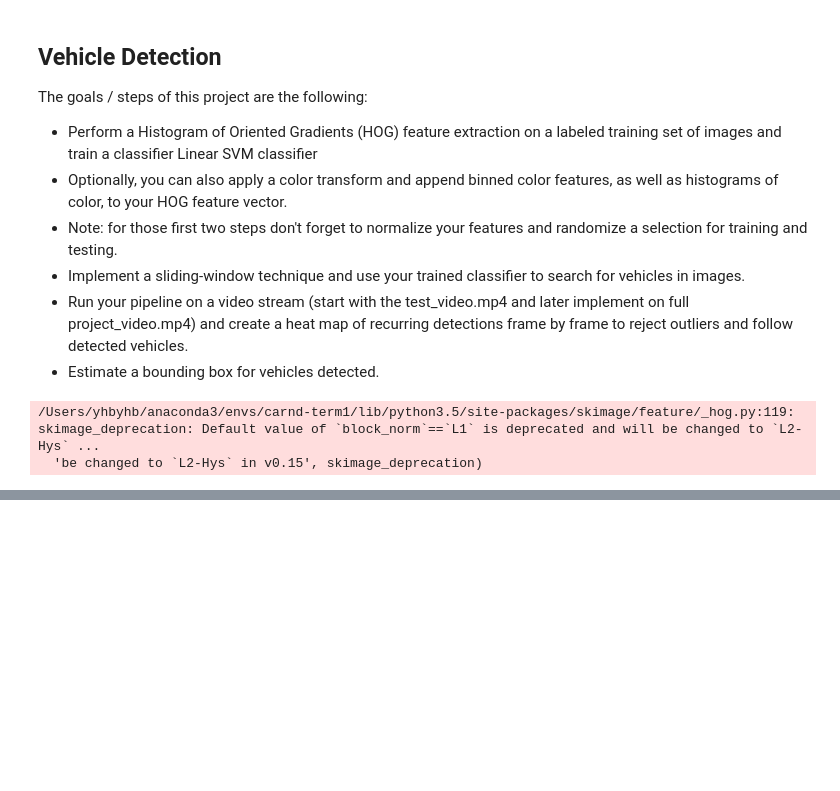
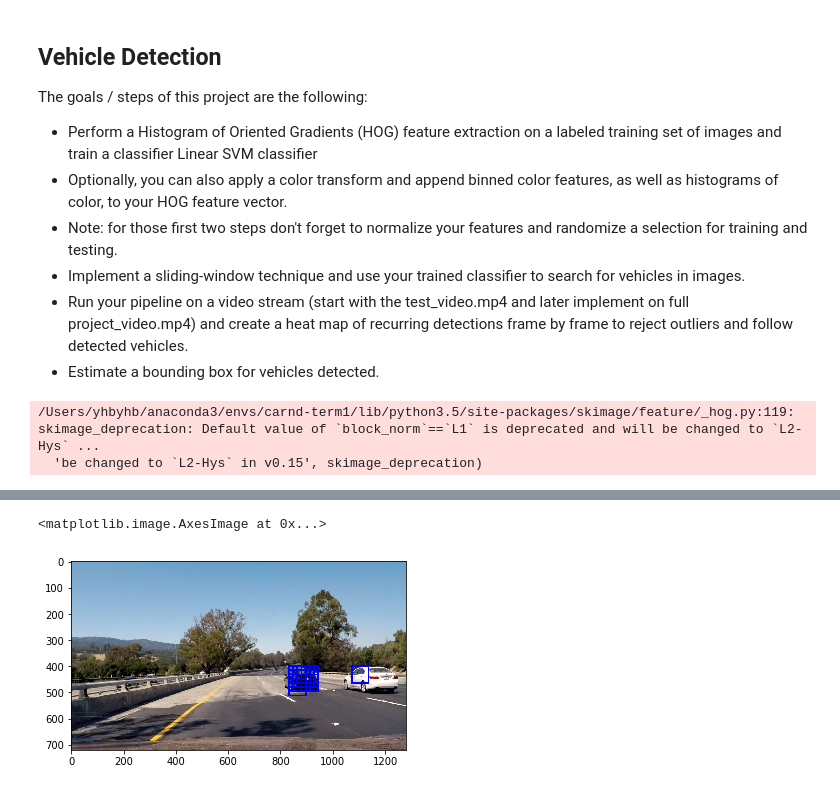
Before and after one commit to yhbyhb/CarND-Vehicle-Detection, a Jupyter notebook: P5.ipynb, the cells around one changed output, grey strips where cells are left out. Saved outputs shown, nothing was run; the diff lists cells and outputs as text; code cells hidden in the pictures; blank space fills up the shorter version.

```diff
--- a/P5.ipynb
+++ b/P5.ipynb
@@ -203,0 +251,7 @@ plt.imshow(window_img)
+# %%
+scale = 1
+
+out_img = find_cars(image, y_start_stop[0], y_start_stop[1], scale, svc, X_scaler, orient, pix_per_cell, cell_per_block, spatial_size, hist_bins)
+
+plt.imshow(out_img)
+# %% [output]
@@ -203,0 +260,2 @@ plt.imshow(window_img)
+<matplotlib.image.AxesImage at 0x...>
+[figure, added]
```
Also changed, not shown: parts of 4 cells of this notebook, 1 other file.
